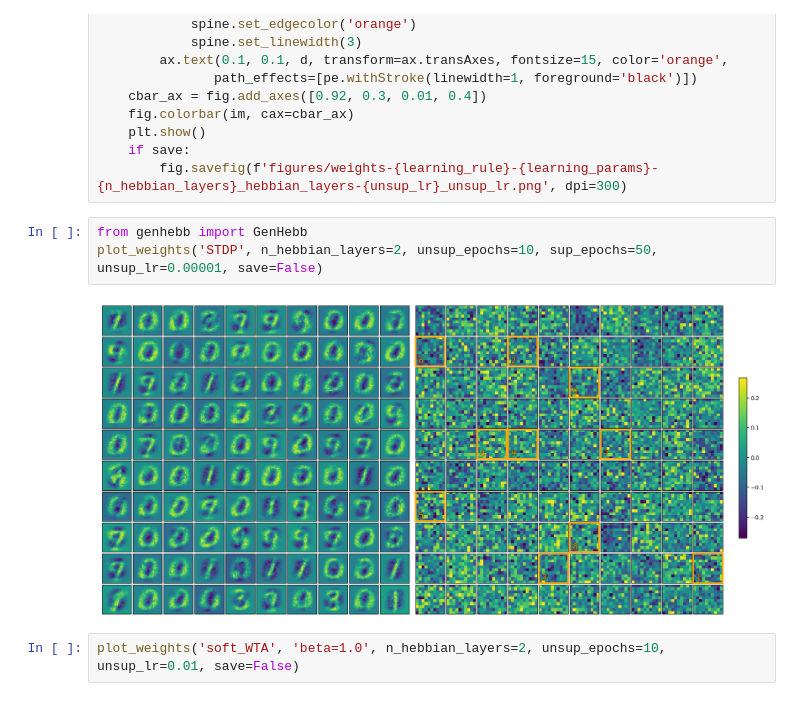
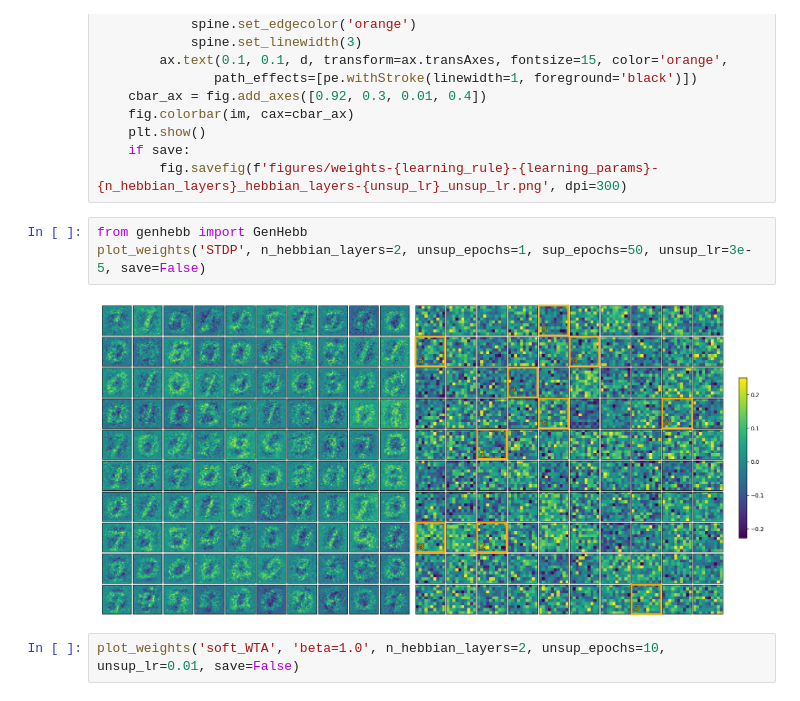
Before and after one commit to cutterdawes/HebbianLearning, a Jupyter notebook: experimental.ipynb, the cells around one changed output. Drawn from its saved outputs; the diff is of its cells as text.

```diff
--- a/experimental.ipynb
+++ b/experimental.ipynb
@@ -300,9 +300,9 @@ def plot_weights(learning_rule, learning_params='none', n_hebbian_layers=1, unsu
         fig.savefig(f'figures/weights-{learning_rule}-{learning_params}-{n_hebbian_layers}_hebbian_layers-{unsup_lr}_unsup_lr.png', dpi=300)
 # %%
 from genhebb import GenHebb
-plot_weights('STDP', n_hebbian_layers=2, unsup_epochs=10, sup_epochs=50, unsup_lr=0.00001, save=False)
+plot_weights('STDP', n_hebbian_layers=2, unsup_epochs=1, sup_epochs=50, unsup_lr=3e-5, save=False)
 # %% [output]
-[figure, old version]
+[figure, new version]
 # %%
 plot_weights('soft_WTA', 'beta=1.0', n_hebbian_layers=2, unsup_epochs=10, unsup_lr=0.01, save=False)
 # %% [output]
```
Also changed, not shown: parts of 2 cells of this notebook, 3 other files.
